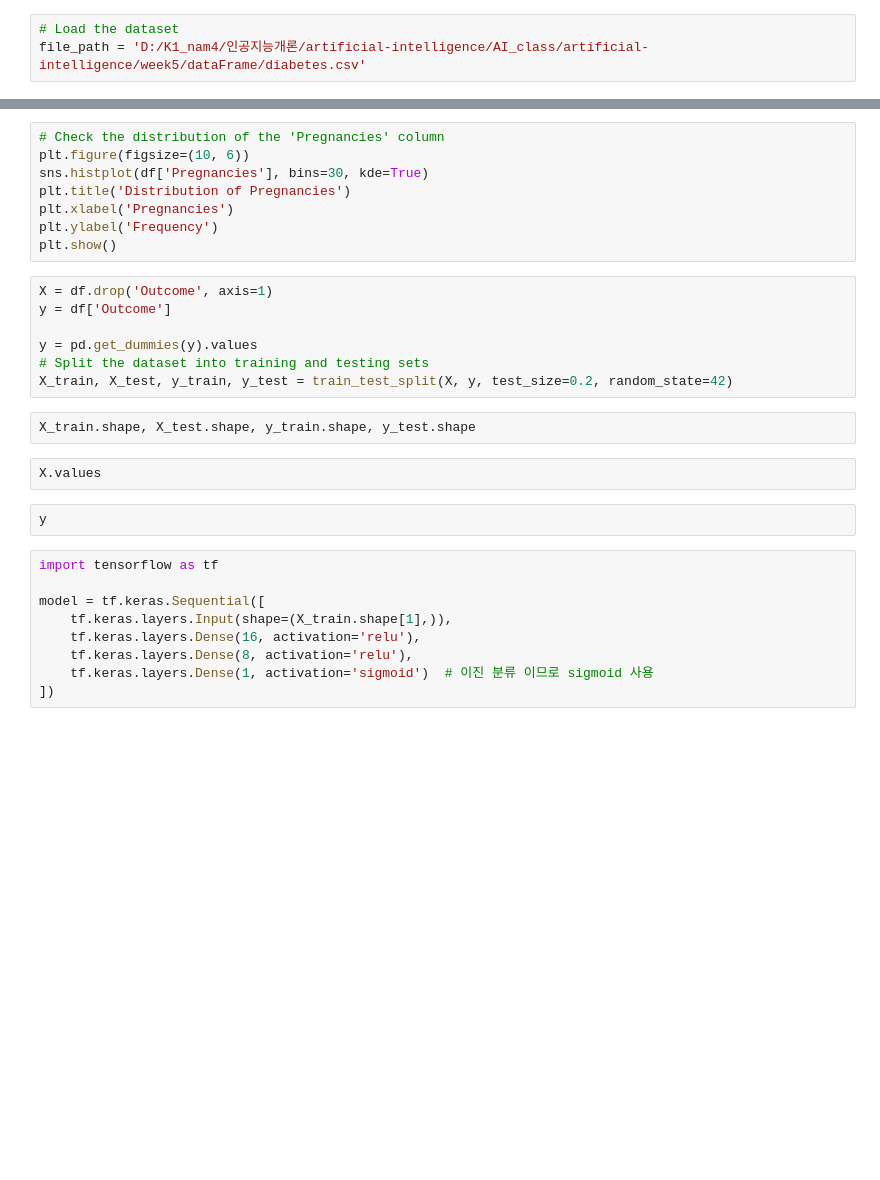
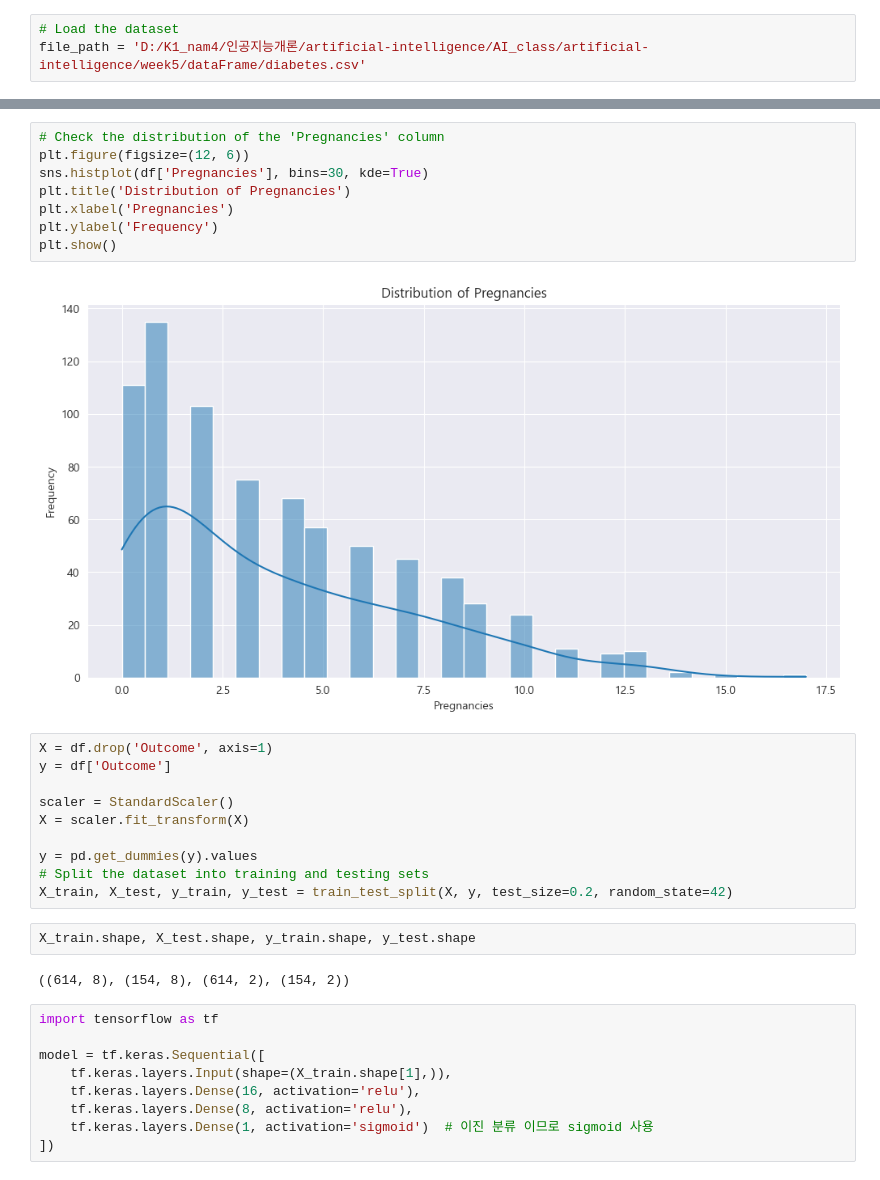
Before and after one commit to Kimnabin/artificial-intelligence, a Jupyter notebook: week5/diabetes.ipynb, the cells around one changed output, grey strips where cells are left out. Drawn from its saved outputs; the diff is of its cells as text; blank space fills up the shorter version.

```diff
--- a/week5/diabetes.ipynb
+++ b/week5/diabetes.ipynb
@@ -59,24 +126,27 @@ plt.show()
 # %%
 # Check the distribution of the 'Pregnancies' column
-plt.figure(figsize=(10, 6))
+plt.figure(figsize=(12, 6))
 sns.histplot(df['Pregnancies'], bins=30, kde=True)
 plt.title('Distribution of Pregnancies')
 plt.xlabel('Pregnancies')
 plt.ylabel('Frequency')
 plt.show()
+# %% [output]
+[figure, added]
 # %%
 X = df.drop('Outcome', axis=1)
 y = df['Outcome']
 
+scaler = StandardScaler()
+X = scaler.fit_transform(X)
+
 y = pd.get_dummies(y).values
 # Split the dataset into training and testing sets
 X_train, X_test, y_train, y_test = train_test_split(X, y, test_size=0.2, random_state=42)
-# %%
-X_train.shape, X_test.shape, y_train.shape, y_test.shape
-# %%
-X.values
-# %%
-y
+# %%
+X_train.shape, X_test.shape, y_train.shape, y_test.shape
+# %% [output]
+((614, 8), (154, 8), (614, 2), (154, 2))
 # %%
 import tensorflow as tf
 
```
Also changed, not shown: parts of 33 cells of this notebook, 2 other files.
